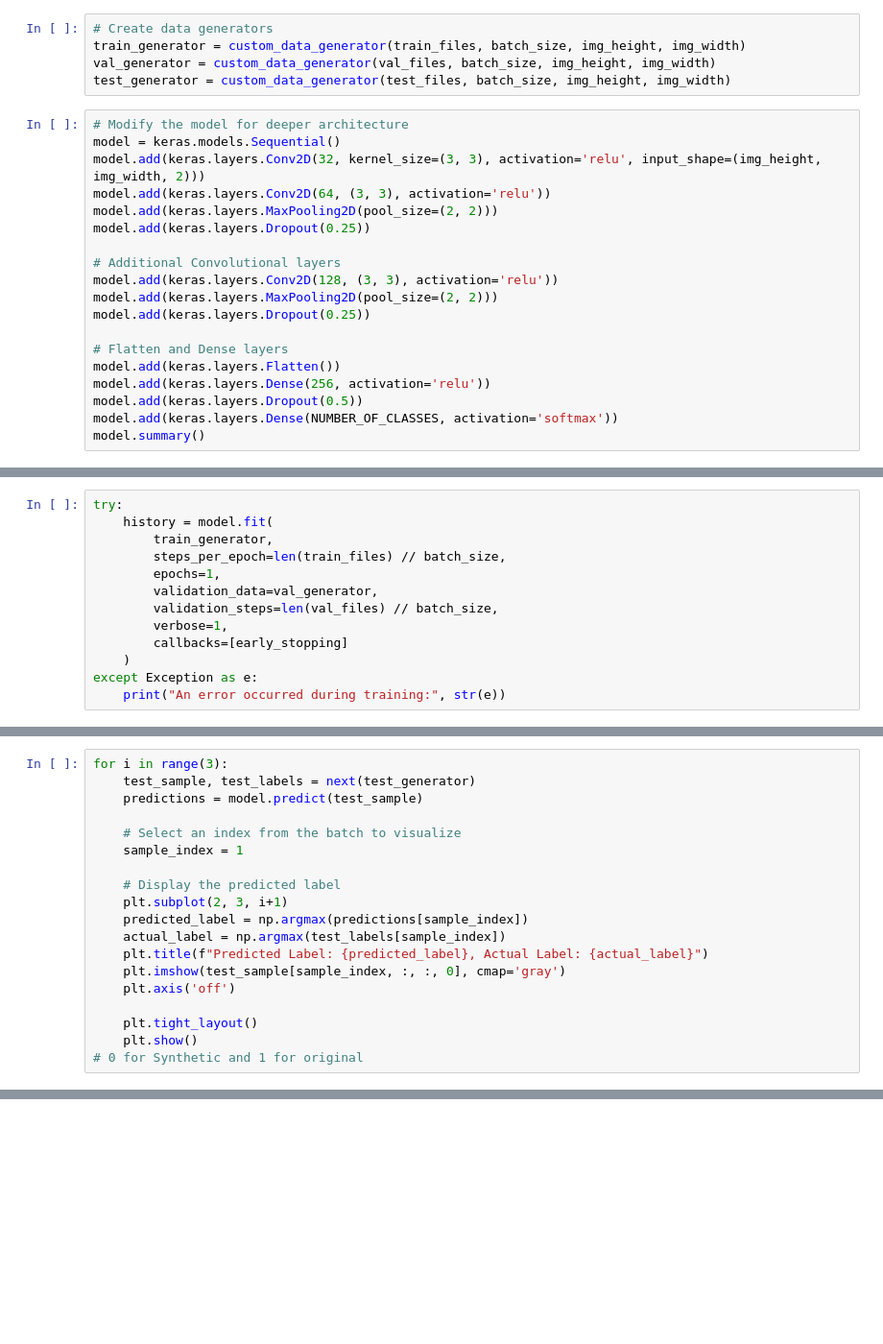
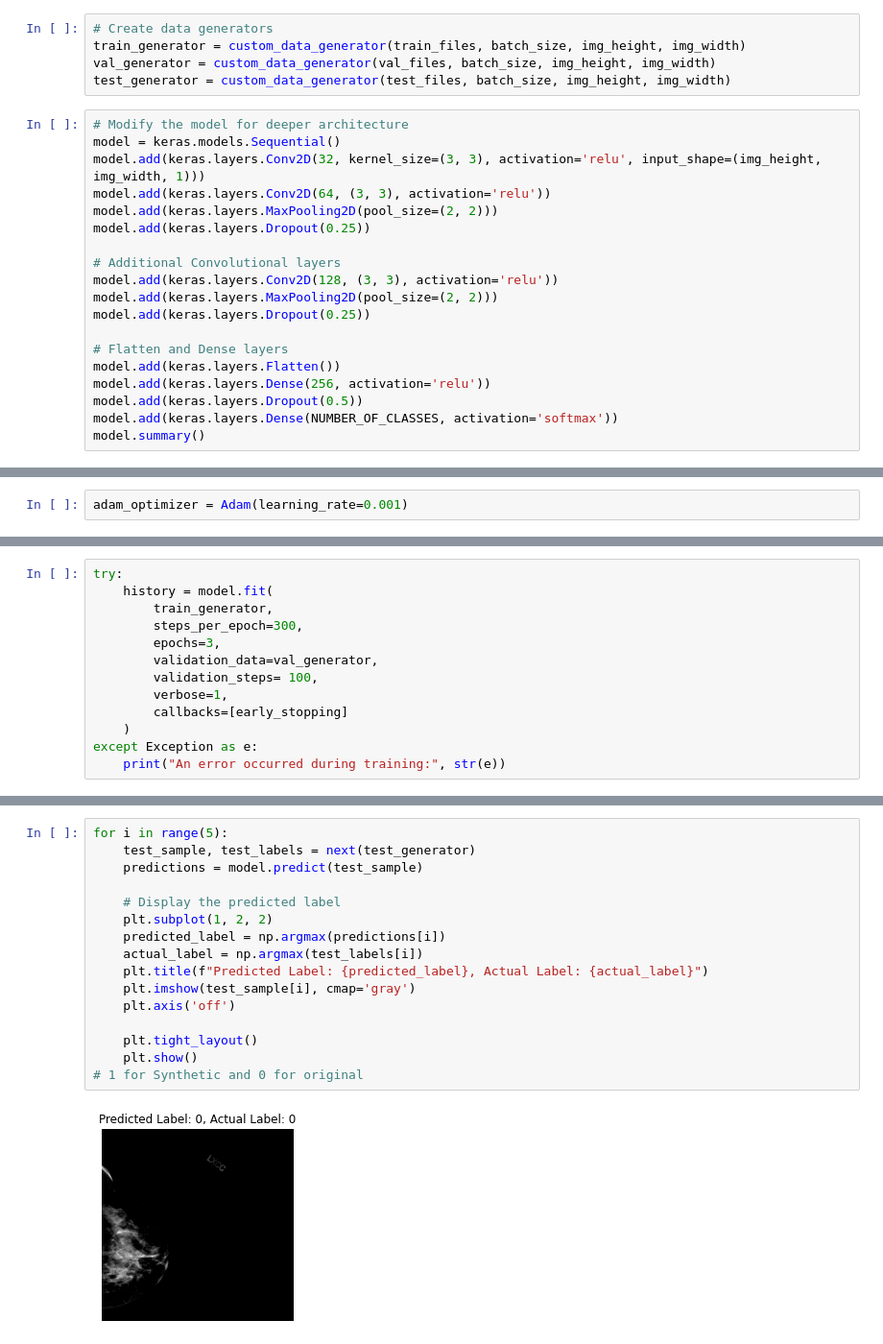
Before and after one commit to VidhyaSree-N/classifier_synthetic_original_mammograms, a Jupyter notebook: Classifier.ipynb, the cells around one changed output, grey strips where cells are left out. Shown at 96% size. Saved outputs shown, nothing was run; the diff lists cells and outputs as text; blank space fills up the shorter version.

```diff
--- a/Classifier.ipynb
+++ b/Classifier.ipynb
@@ -89,7 +176,7 @@ test_generator = custom_data_generator(test_files, batch_size, img_height, img_w
 # %%
 # Modify the model for deeper architecture
 model = keras.models.Sequential()
-model.add(keras.layers.Conv2D(32, kernel_size=(3, 3), activation='relu', input_shape=(img_height, img_width, 2)))
+model.add(keras.layers.Conv2D(32, kernel_size=(3, 3), activation='relu', input_shape=(img_height, img_width, 1)))
 model.add(keras.layers.Conv2D(64, (3, 3), activation='relu'))
 model.add(keras.layers.MaxPooling2D(pool_size=(2, 2)))
 model.add(keras.layers.Dropout(0.25))
@@ -124,3 +211,5 @@ Trainable params: 520,318,498
 Non-trainable params: 0
 _________________________________________________________________
+# %%
+adam_optimizer = Adam(learning_rate=0.001)
 # %%
@@ -131,10 +223,10 @@ model.compile(loss=keras.losses.categorical_crossentropy,
 try:
     history = model.fit(
         train_generator,
-        steps_per_epoch=len(train_files) // batch_size,
-        epochs=1,
+        steps_per_epoch=300,
+        epochs=3,
         validation_data=val_generator,
-        validation_steps=len(val_files) // batch_size,
+        validation_steps= 100,
         verbose=1,
         callbacks=[early_stopping]
     )
@@ -158,19 +237,0 @@ This message will be only logged once.
-# %%
-for i in range(3):
-    test_sample, test_labels = next(test_generator)
-    predictions = model.predict(test_sample)
-
-    # Select an index from the batch to visualize
-    sample_index = 1
-
-    # Display the predicted label
-    plt.subplot(2, 3, i+1)
-    predicted_label = np.argmax(predictions[sample_index])
-    actual_label = np.argmax(test_labels[sample_index])
-    plt.title(f"Predicted Label: {predicted_label}, Actual Label: {actual_label}")
-    plt.imshow(test_sample[sample_index, :, :, 0], cmap='gray')
-    plt.axis('off')
-
-    plt.tight_layout()
-    plt.show()
-# 0 for Synthetic and 1 for original
@@ -180,0 +241,18 @@ for i in range(3):
+# %%
+for i in range(5):
+    test_sample, test_labels = next(test_generator)
+    predictions = model.predict(test_sample)
+
+    # Display the predicted label
+    plt.subplot(1, 2, 2)
+    predicted_label = np.argmax(predictions[i])
+    actual_label = np.argmax(test_labels[i])
+    plt.title(f"Predicted Label: {predicted_label}, Actual Label: {actual_label}")
+    plt.imshow(test_sample[i], cmap='gray')
+    plt.axis('off')
+
+    plt.tight_layout()
+    plt.show()
+# 1 for Synthetic and 0 for original
+# %% [output]
+[figure, added]
```
Also changed, not shown: parts of 16 cells of this notebook, 2 other files.
